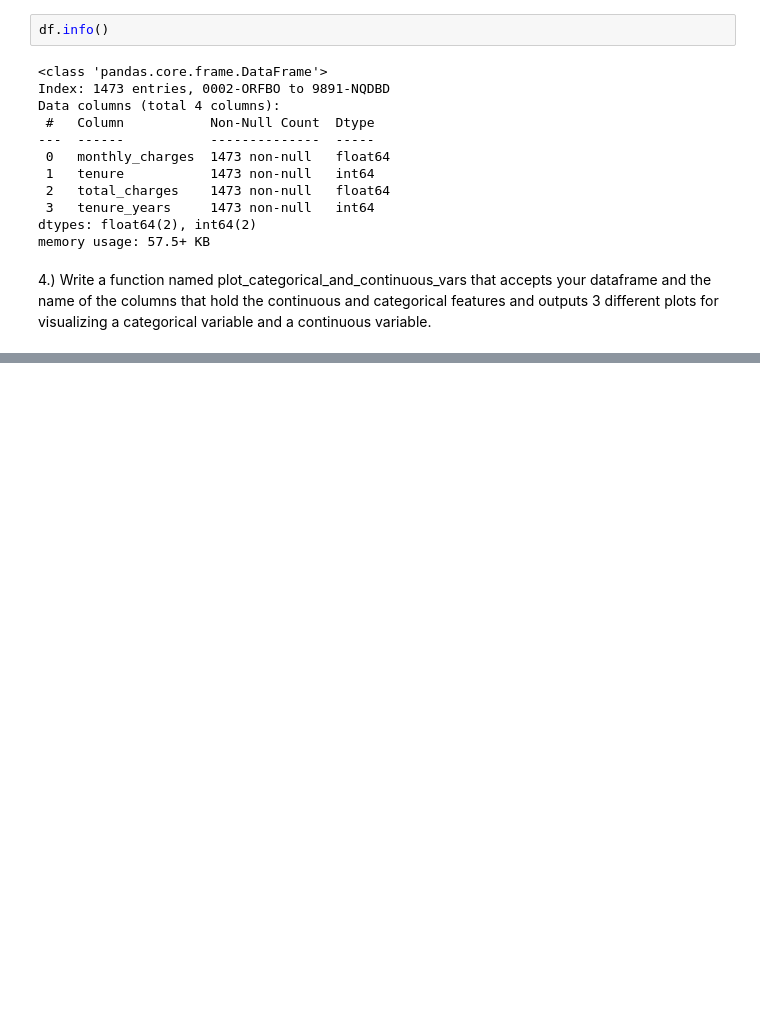
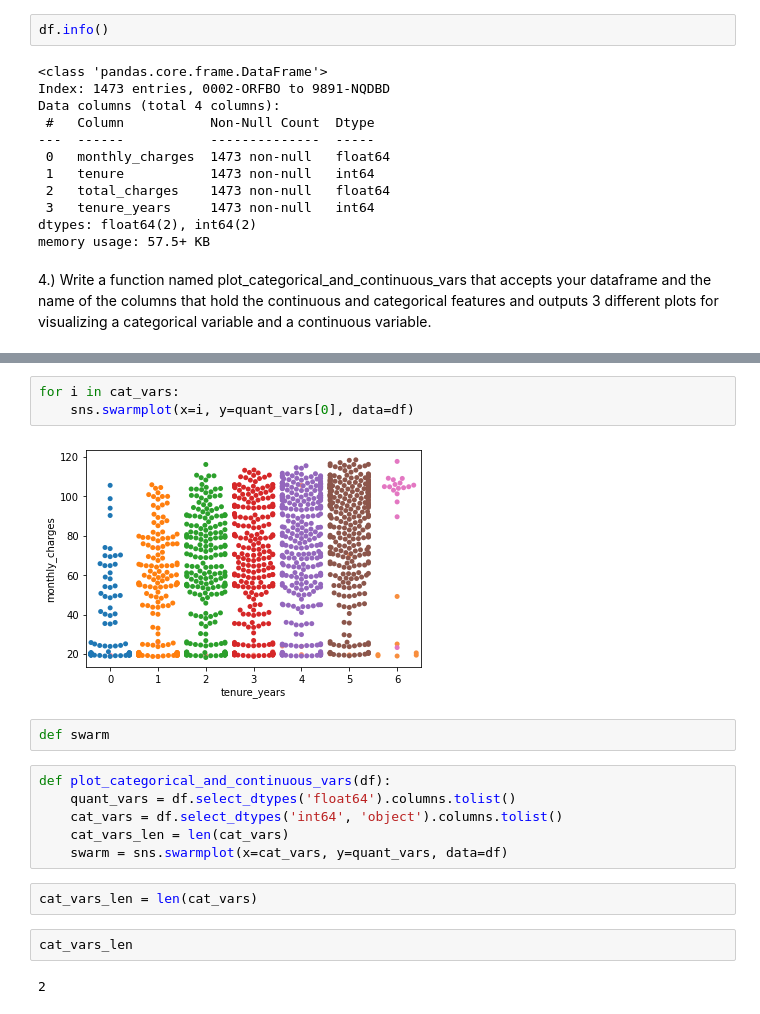
Before and after one commit to annah-vu/regression-exercises, a Jupyter notebook: explore.ipynb, the cells around one changed output, grey strips where cells are left out. Cells and saved outputs as stored; diff of their text form; blank space fills up the shorter version.

```diff
--- a/explore.ipynb
+++ b/explore.ipynb
@@ -136,0 +160,19 @@ memory usage: 57.5+ KB
+# %%
+for i in cat_vars:
+    sns.swarmplot(x=i, y=quant_vars[0], data=df)
+# %% [output]
+[figure, added]
+# %%
+def swarm
+# %%
+def plot_categorical_and_continuous_vars(df):
+    quant_vars = df.select_dtypes('float64').columns.tolist()
+    cat_vars = df.select_dtypes('int64', 'object').columns.tolist()
+    cat_vars_len = len(cat_vars)
+    swarm = sns.swarmplot(x=cat_vars, y=quant_vars, data=df)
+# %%
+cat_vars_len = len(cat_vars)
+# %%
+cat_vars_len
+# %% [output]
+2
```
Also changed, not shown: parts of 19 cells of this notebook, 1 other file.
